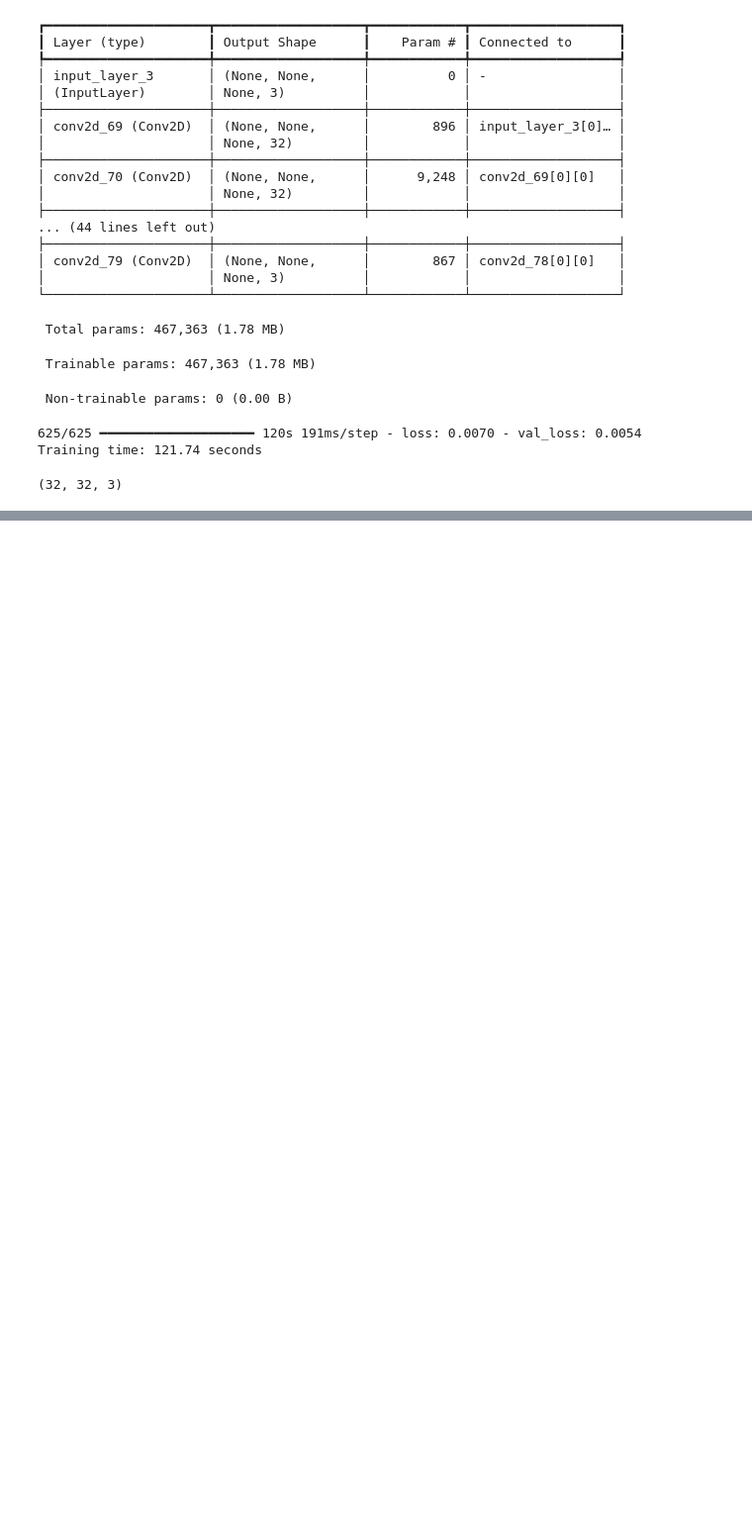
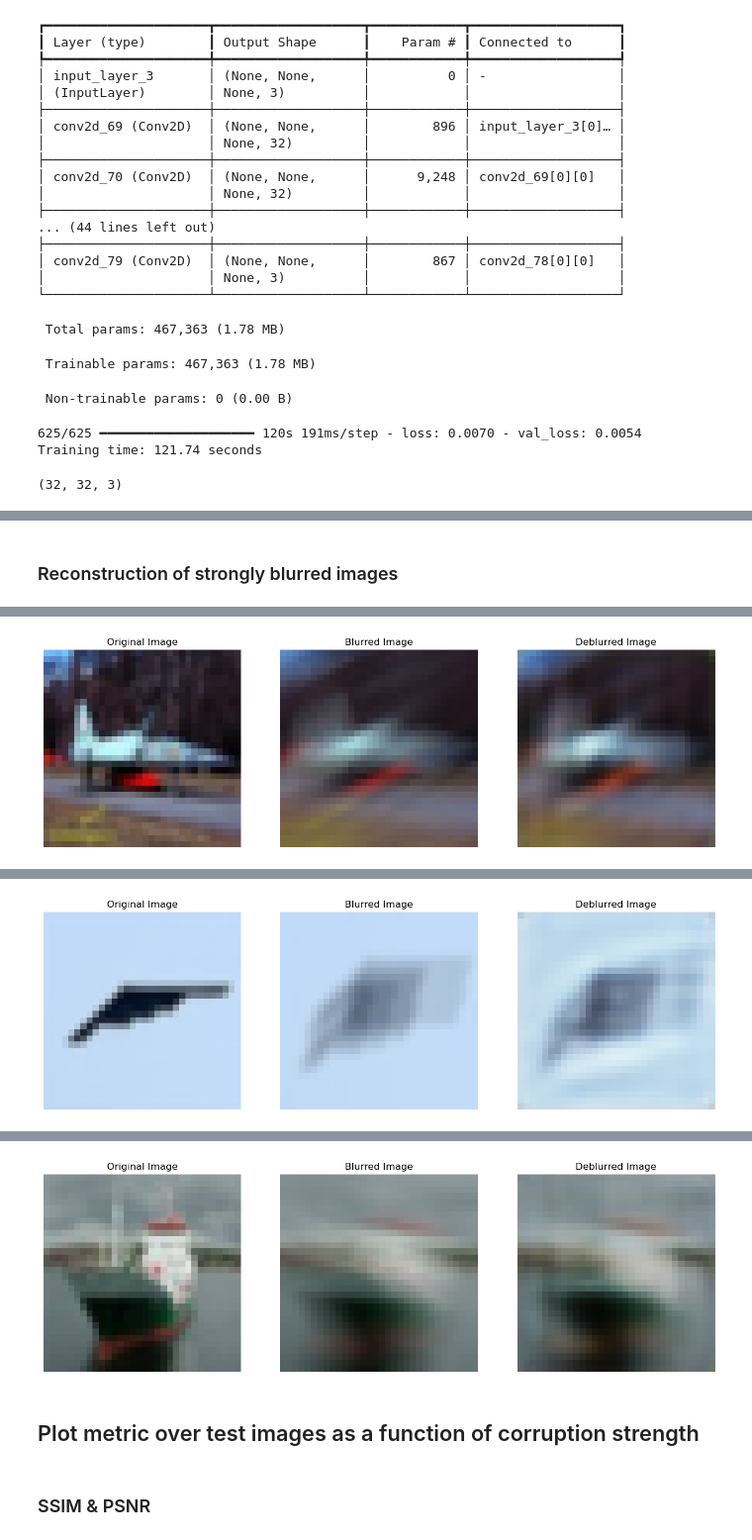
Before and after one commit to ieadoboe/effective-waffle, a Jupyter notebook: 42_cifar10_blur_removal.ipynb, the cells around one changed output, grey strips where cells are left out. Shown: that part at 99% size. Saved outputs shown, nothing was run; the diff lists cells and outputs as text; code cells hidden in the pictures; blank space fills up the shorter version.

```diff
--- a/42_cifar10_blur_removal.ipynb
+++ b/42_cifar10_blur_removal.ipynb
@@ -274,0 +256,6 @@ ValueError: as_list() is not defined on an unknown TensorShape.
+# %% [markdown]
+### Reconstruction of strongly blurred images
+# %%
+np.random.seed(12)  # set seed
+reconstruct_test_images(x_test_blurred_strong)
+# %% [output]
@@ -274,0 +263 @@ ValueError: as_list() is not defined on an unknown TensorShape.
+[figure, added]
@@ -274,0 +265 @@ ValueError: as_list() is not defined on an unknown TensorShape.
+[figure, added]
@@ -274,0 +267,5 @@ ValueError: as_list() is not defined on an unknown TensorShape.
+[figure, added]
+# %% [markdown]
+## Plot metric over test images as a function of corruption strength
+# %% [markdown]
+### SSIM & PSNR
```
Also changed, not shown: parts of 10 cells of this notebook.
